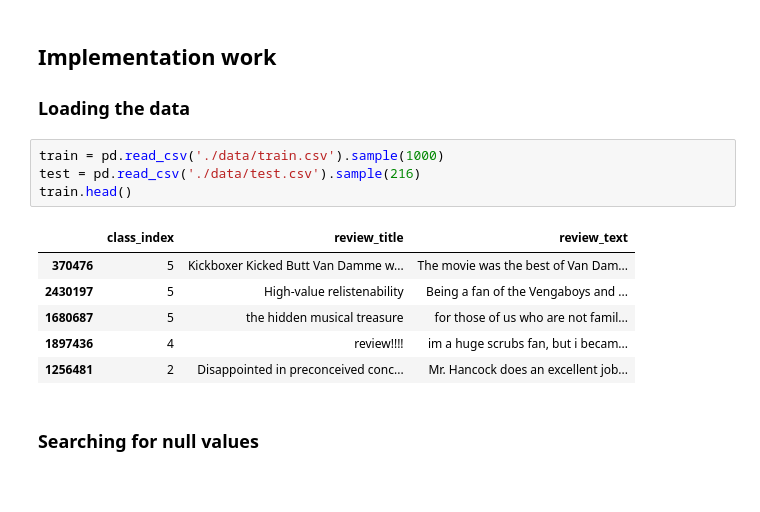
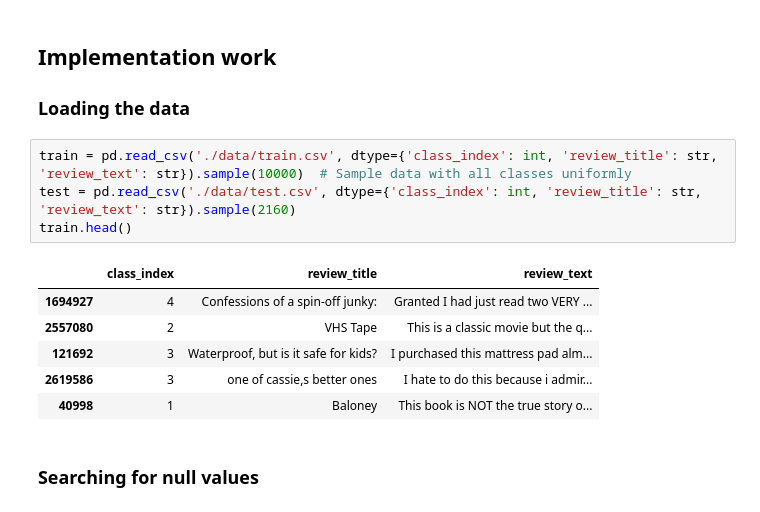
Before and after one commit to BrunoRosendo/feup_iart_proj2, a Jupyter notebook: amazonNLP.ipynb, the cells around one changed output. Saved outputs shown, nothing was run; the diff lists cells and outputs as text.

```diff
--- a/amazonNLP.ipynb
+++ b/amazonNLP.ipynb
@@ -32,16 +32,16 @@ True
 
 ### Loading the data
 # %%
-train = pd.read_csv('./data/train.csv').sample(1000)
-test = pd.read_csv('./data/test.csv').sample(216)
+train = pd.read_csv('./data/train.csv', dtype={'class_index': int, 'review_title': str, 'review_text': str}).sample(10000)  # Sample data with all classes uniformly
+test = pd.read_csv('./data/test.csv', dtype={'class_index': int, 'review_title': str, 'review_text': str}).sample(2160)
 train.head()
 # %% [output]
 |  | class_index | review_title | review_text |
-| 370476 | 5 | Kickboxer Kicked Butt Van Damme w... | The movie was the best of Van Dam... |
-| 2430197 | 5 | High-value relistenability | Being a fan of the Vengaboys and ... |
-| 1680687 | 5 | the hidden musical treasure | for those of us who are not famil... |
-| 1897436 | 4 | review!!!! | im a huge scrubs fan, but i becam... |
-| 1256481 | 2 | Disappointed in preconceived conc... | Mr. Hancock does an excellent job... |
+| 1694927 | 4 | Confessions of a spin-off junky: | Granted I had just read two VERY ... |
+| 2557080 | 2 | VHS Tape | This is a classic movie but the q... |
+| 121692 | 3 | Waterproof, but is it safe for kids? | I purchased this mattress pad alm... |
+| 2619586 | 3 | one of cassie,s better ones | I hate to do this because i admir... |
+| 40998 | 1 | Baloney | This book is NOT the true story o... |
 # %% [markdown]
 ### Searching for null values
 # %%
```
Also changed, not shown: parts of 9 cells of this notebook, 2 other files.
